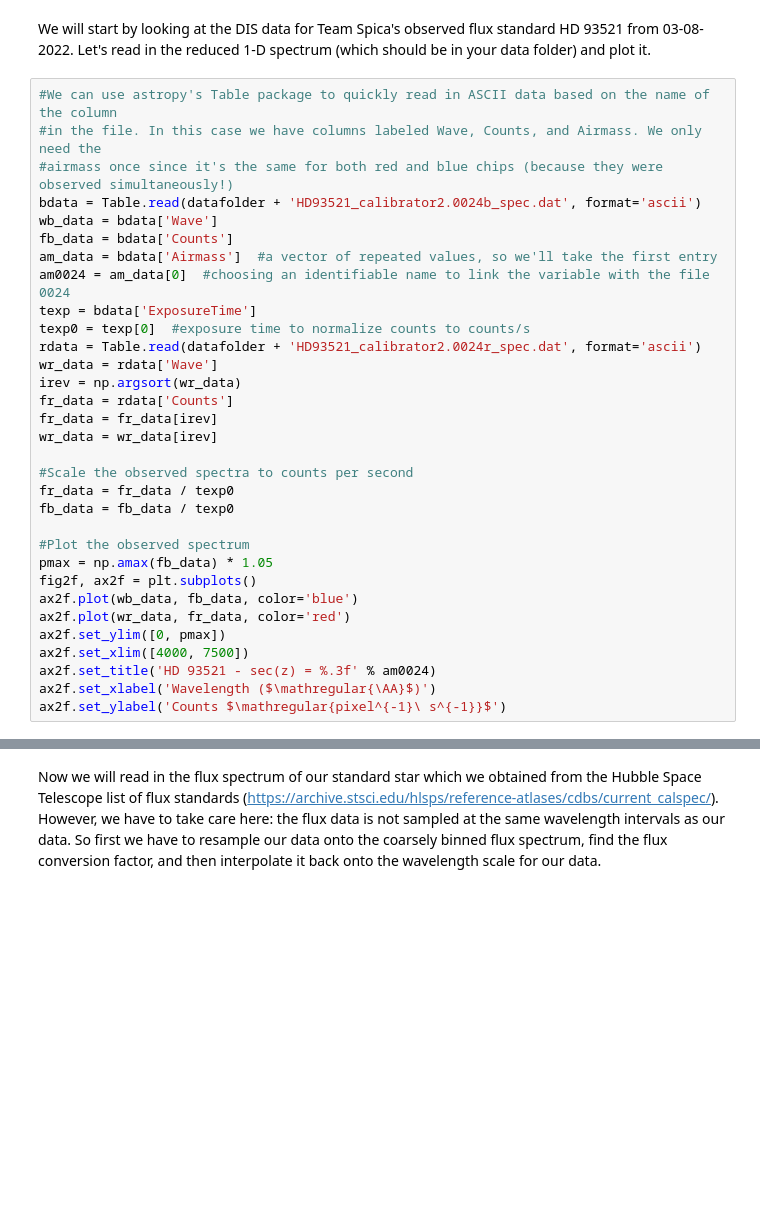
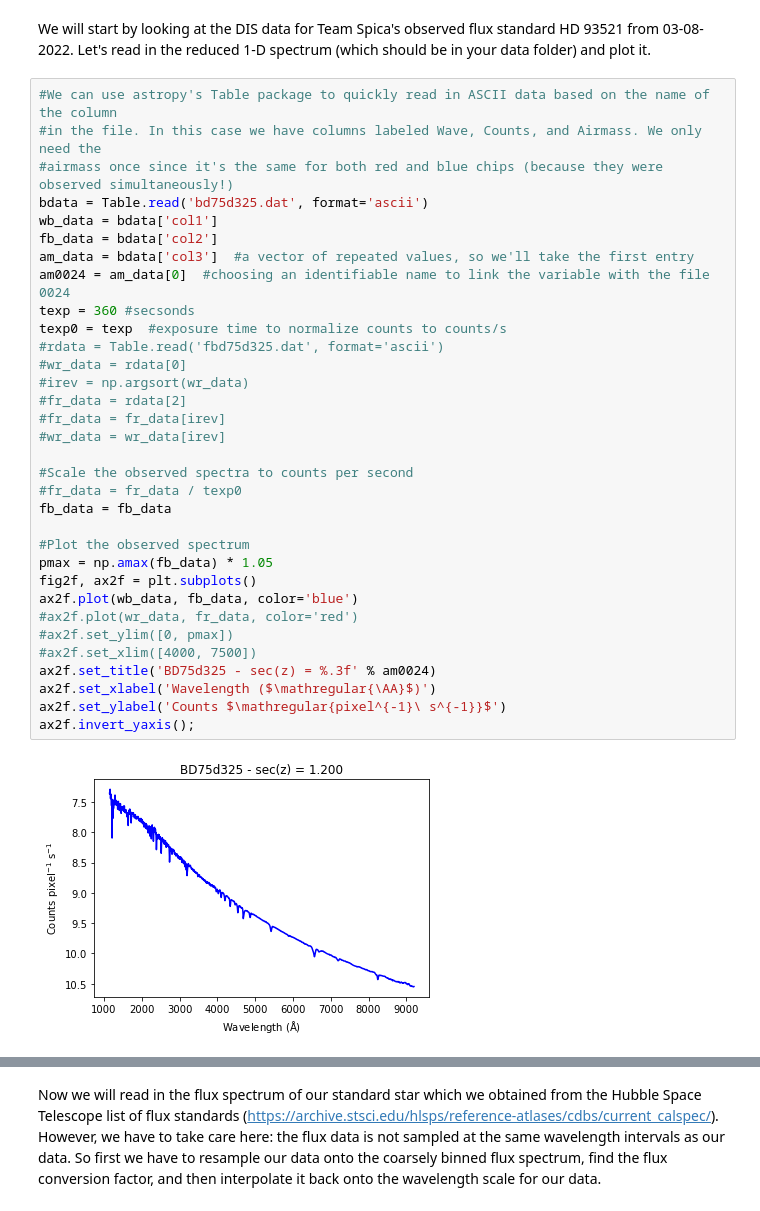
Before and after one commit to collinsinclair/astr-3520-final-project, a Jupyter notebook: Flux Calibration-2.ipynb, the cells around one changed output, grey strips where cells are left out. Cells and saved outputs as stored; diff of their text form; blank space fills up the shorter version.

```diff
--- a/Flux Calibration-2.ipynb
+++ b/Flux Calibration-2.ipynb
@@ -38,32 +72,35 @@ We will start by looking at the DIS data for Team Spica's observed flux standard
 # %%
 #We can use astropy's Table package to quickly read in ASCII data based on the name of the column
 #in the file. In this case we have columns labeled Wave, Counts, and Airmass. We only need the
 #airmass once since it's the same for both red and blue chips (because they were observed simultaneously!)
-bdata = Table.read(datafolder + 'HD93521_calibrator2.0024b_spec.dat', format='ascii')
-wb_data = bdata['Wave']
-fb_data = bdata['Counts']
-am_data = bdata['Airmass']  #a vector of repeated values, so we'll take the first entry
+bdata = Table.read('bd75d325.dat', format='ascii')
+wb_data = bdata['col1']
+fb_data = bdata['col2']
+am_data = bdata['col3']  #a vector of repeated values, so we'll take the first entry
 am0024 = am_data[0]  #choosing an identifiable name to link the variable with the file 0024
-texp = bdata['ExposureTime']
-texp0 = texp[0]  #exposure time to normalize counts to counts/s
-rdata = Table.read(datafolder + 'HD93521_calibrator2.0024r_spec.dat', format='ascii')
-wr_data = rdata['Wave']
-irev = np.argsort(wr_data)
-fr_data = rdata['Counts']
-fr_data = fr_data[irev]
-wr_data = wr_data[irev]
+texp = 360 #secsonds
+texp0 = texp  #exposure time to normalize counts to counts/s
+#rdata = Table.read('fbd75d325.dat', format='ascii')
+#wr_data = rdata[0]
+#irev = np.argsort(wr_data)
+#fr_data = rdata[2]
+#fr_data = fr_data[irev]
+#wr_data = wr_data[irev]
 
 #Scale the observed spectra to counts per second
-fr_data = fr_data / texp0
-fb_data = fb_data / texp0
+#fr_data = fr_data / texp0
+fb_data = fb_data
 
 #Plot the observed spectrum
 pmax = np.amax(fb_data) * 1.05
 fig2f, ax2f = plt.subplots()
 ax2f.plot(wb_data, fb_data, color='blue')
-ax2f.plot(wr_data, fr_data, color='red')
-ax2f.set_ylim([0, pmax])
-ax2f.set_xlim([4000, 7500])
-ax2f.set_title('HD 93521 - sec(z) = %.3f' % am0024)
+#ax2f.plot(wr_data, fr_data, color='red')
+#ax2f.set_ylim([0, pmax])
+#ax2f.set_xlim([4000, 7500])
+ax2f.set_title('BD75d325 - sec(z) = %.3f' % am0024)
 ax2f.set_xlabel('Wavelength ($\mathregular{\AA}$)')
 ax2f.set_ylabel('Counts $\mathregular{pixel^{-1}\ s^{-1}}$')
+ax2f.invert_yaxis();
+# %% [output]
+[figure, added]
```
Also changed, not shown: parts of 13 cells of this notebook.
